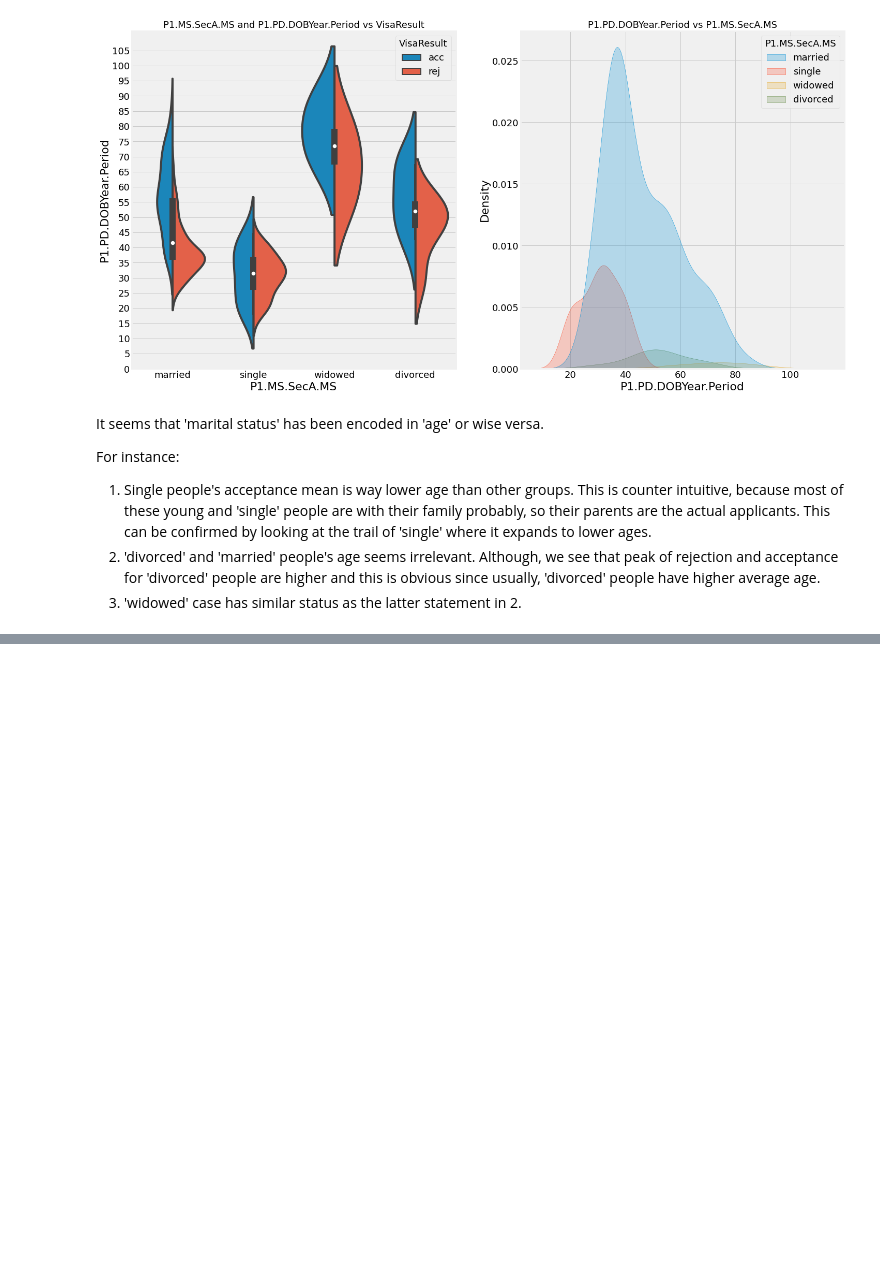
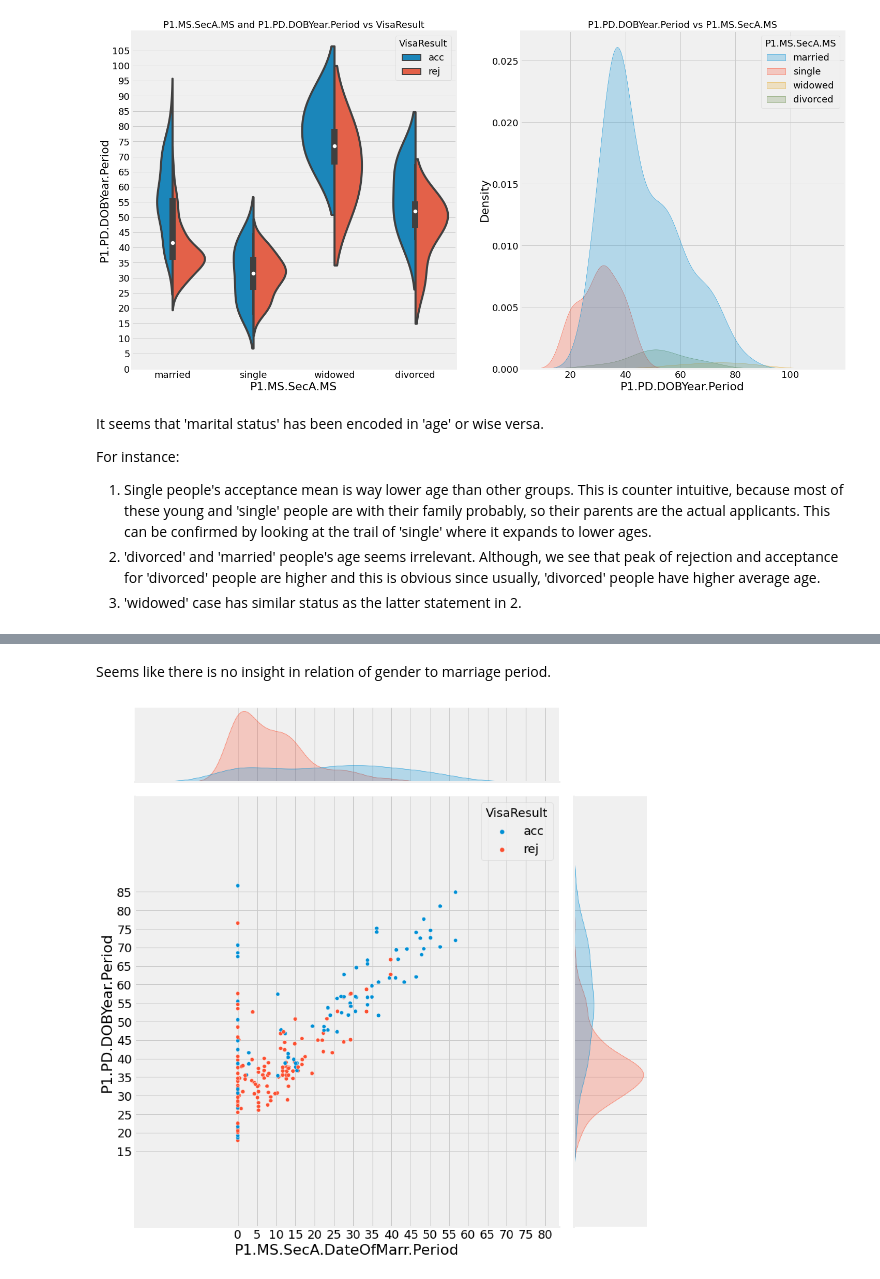
Before and after one commit to Nikronic/visaland-visa-form-utility, a Jupyter notebook: notebooks/data_exploration_dev.ipynb, the cells around one changed output, grey strips where cells are left out. Cells and saved outputs as stored; diff of their text form; code cells hidden in the pictures; blank space fills up the shorter version.

```diff
--- a/notebooks/data_exploration_dev.ipynb
+++ b/notebooks/data_exploration_dev.ipynb
@@ -2439,0 +2415,12 @@ Name: VisaResult, dtype: int64
+# %% [markdown]
+Seems like there is no insight in relation of gender to marriage period.
+# %%
+output_name = 'VisaResult'
+feature_name = 'P1.MS.SecA.DateOfMarr.Period', 'P1.PD.DOBYear.Period'
+g= sns.jointplot(
+    data=data[(data[output_name] == 'acc') | (data[output_name] == 'rej')], x=feature_name[0], y=feature_name[1], hue=output_name, height=12)
+g.ax_joint.set_xticks(range(0, 81, 5))
+g.ax_joint.set_yticks(range(15, 90, 5))
+plt.show()
+# %% [output]
+[figure, added]
```
Also changed, not shown: parts of 11 cells of this notebook.
